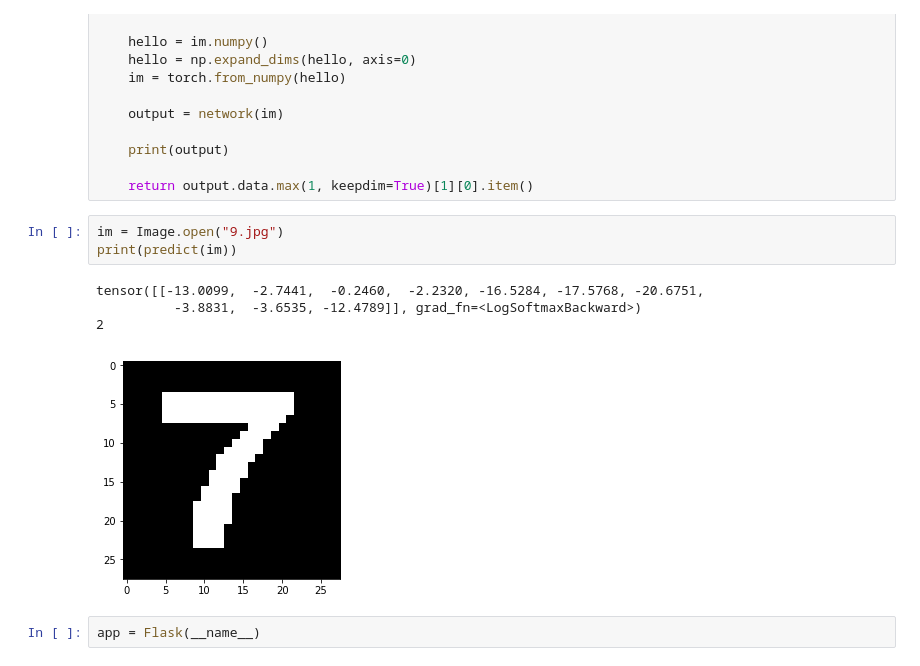
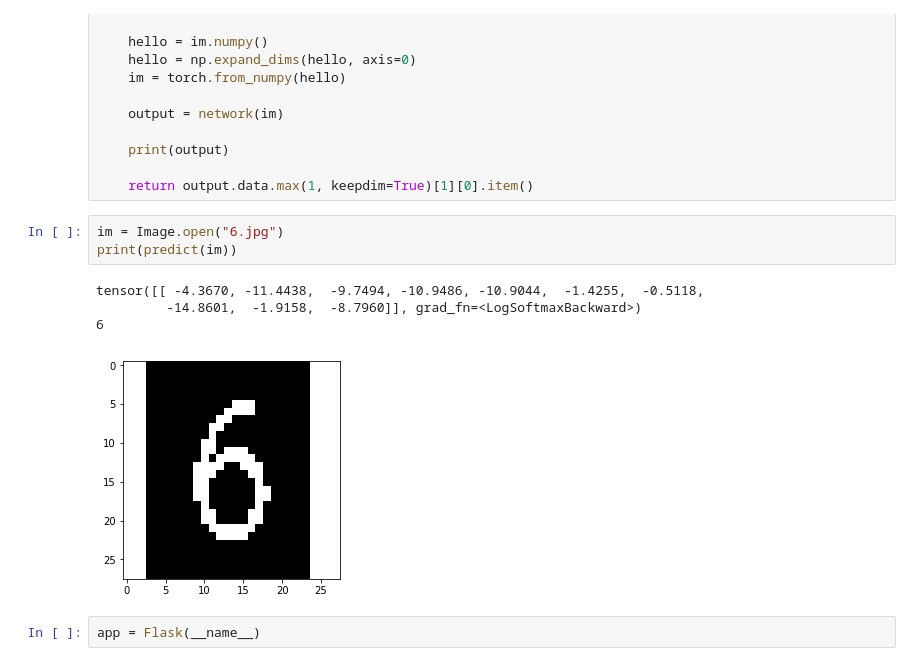
Before and after one commit to frabbisw/handwriting, a Jupyter notebook: mnist-server.ipynb, the cells around one changed output. Drawn from its saved outputs; the diff is of its cells as text.

```diff
--- a/mnist-server.ipynb
+++ b/mnist-server.ipynb
@@ -73,13 +73,13 @@ def predict(im):
 
     return output.data.max(1, keepdim=True)[1][0].item()
 # %%
-im = Image.open("9.jpg")
+im = Image.open("6.jpg")
 print(predict(im))
 # %% [output]
-tensor([[-13.0099,  -2.7441,  -0.2460,  -2.2320, -16.5284, -17.5768, -20.6751,
-          -3.8831,  -3.6535, -12.4789]], grad_fn=<LogSoftmaxBackward>)
-2
+tensor([[ -4.3670, -11.4438,  -9.7494, -10.9486, -10.9044,  -1.4255,  -0.5118,
+         -14.8601,  -1.9158,  -8.7960]], grad_fn=<LogSoftmaxBackward>)
+6
-[figure, old version]
+[figure, new version]
 # %%
 app = Flask(__name__)
 # %%
```
Also changed, not shown: parts of 1 cell of this notebook, 1 other file.
